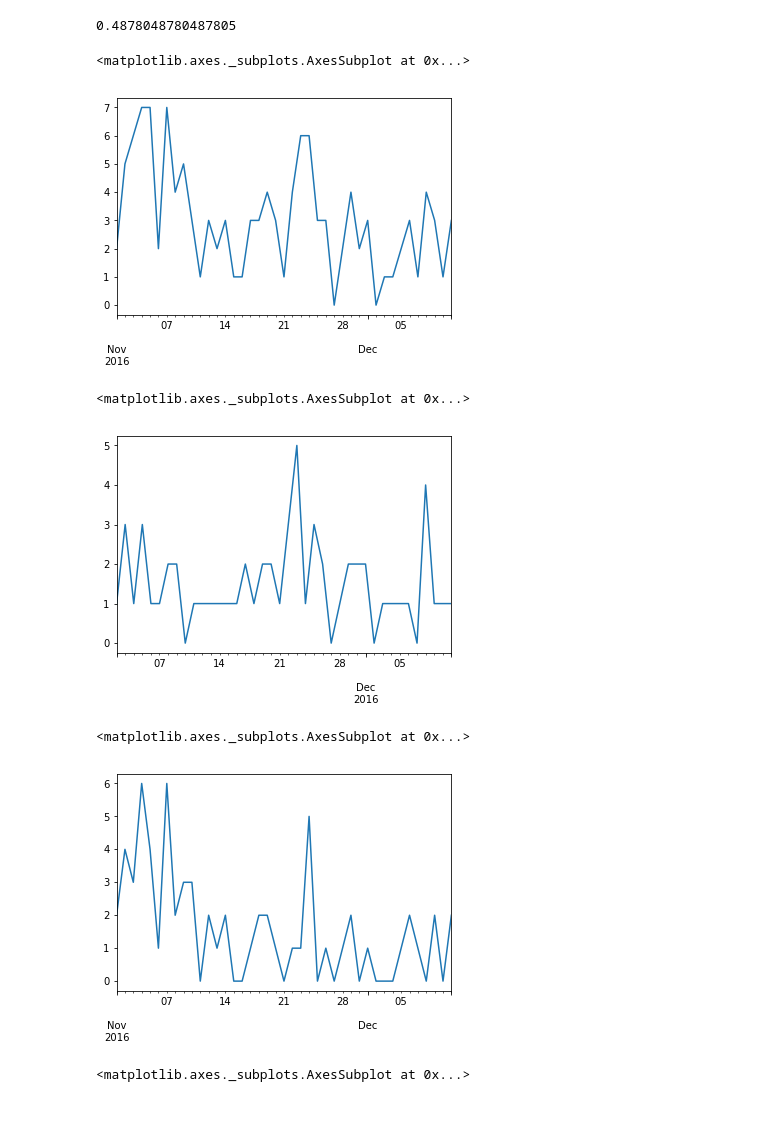
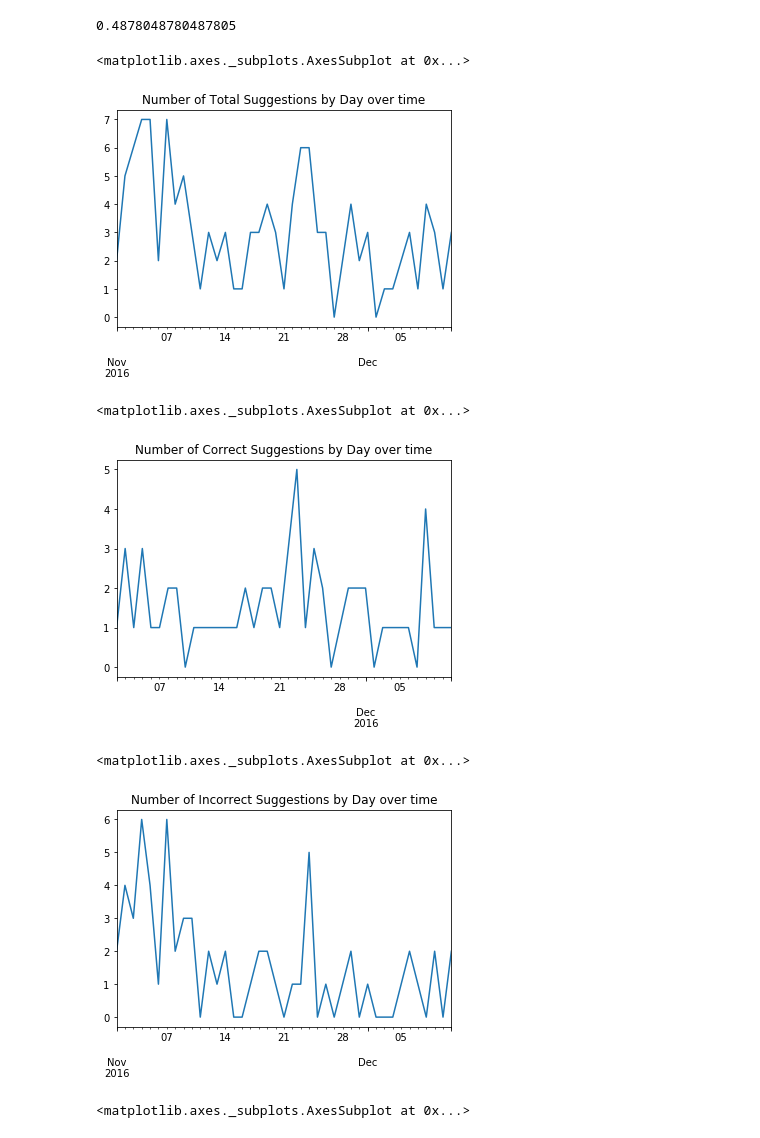
Before and after one commit to OisinB/step_suggestions, a Jupyter notebook: Autodraft_Error_Statisitics.ipynb, the cells around one changed output. Saved outputs shown, nothing was run; the diff lists cells and outputs as text; code cells hidden in the pictures.

Commit message:
Graph titles and comments added for legiablity

```diff
--- a/Autodraft_Error_Statisitics.ipynb
+++ b/Autodraft_Error_Statisitics.ipynb
@@ -109,24 +100,24 @@ def create_timeline(sugg_df):
 # %%
 all_timeline = create_timeline(suggestions)
 # %%
-all_timeline.sum(axis=1).plot()
+all_timeline.sum(axis=1).plot(title = 'Number of Total Suggestions by Day over time')
 # %% [output]
 <matplotlib.axes._subplots.AxesSubplot at 0x...>
-[figure, old version]
+[figure, new version]
 # %%
 tp_timeline = create_timeline(suggestions[suggestions.recipe_or_not])
 # %%
-tp_timeline.sum(axis=1).plot()
+tp_timeline.sum(axis=1).plot(title = 'Number of Correct Suggestions by Day over time')
 # %% [output]
 <matplotlib.axes._subplots.AxesSubplot at 0x...>
-[figure, old version]
+[figure, new version]
 # %%
 error_timeline = create_timeline(suggestions[suggestions.recipe_or_not.apply(lambda x: not x)])
 # %%
-error_timeline.sum(axis=1).plot()
+error_timeline.sum(axis=1).plot(title = 'Number of Incorrect Suggestions by Day over time')
 # %% [output]
 <matplotlib.axes._subplots.AxesSubplot at 0x...>
-[figure, old version]
+[figure, new version]
 # %%
 tp_timeline.sum().plot(kind='bar', title = 'Total Correct Suggestions by User')
 # %% [output]
```
Also changed, not shown: parts of 7 cells of this notebook.
